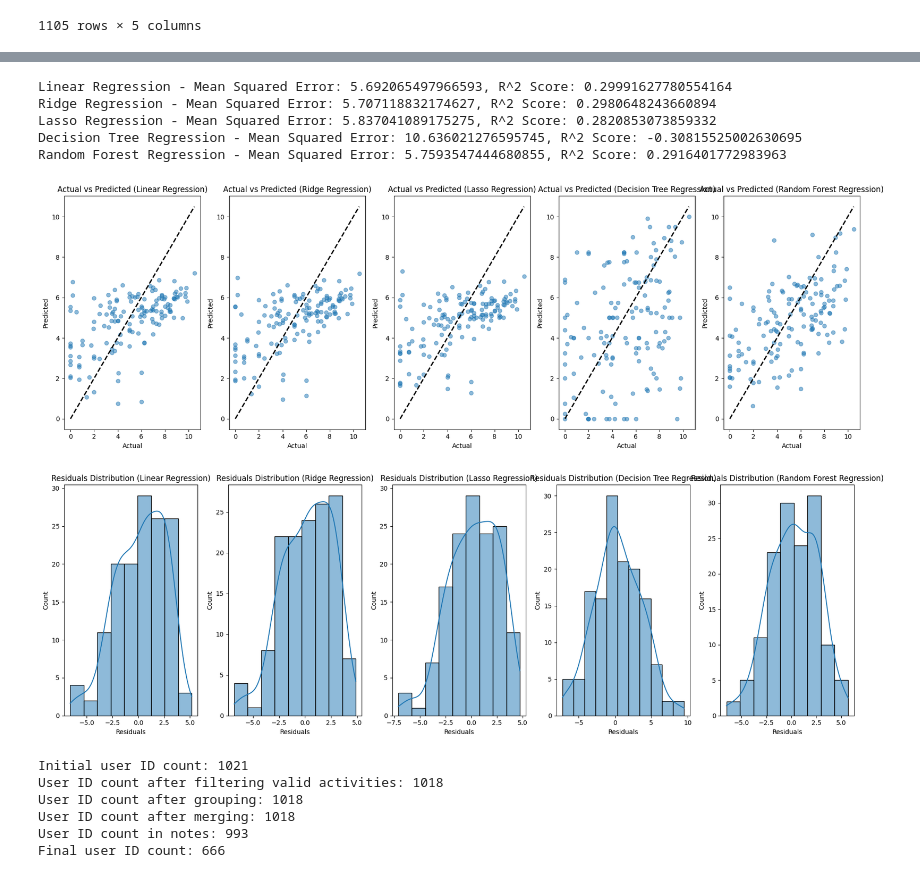
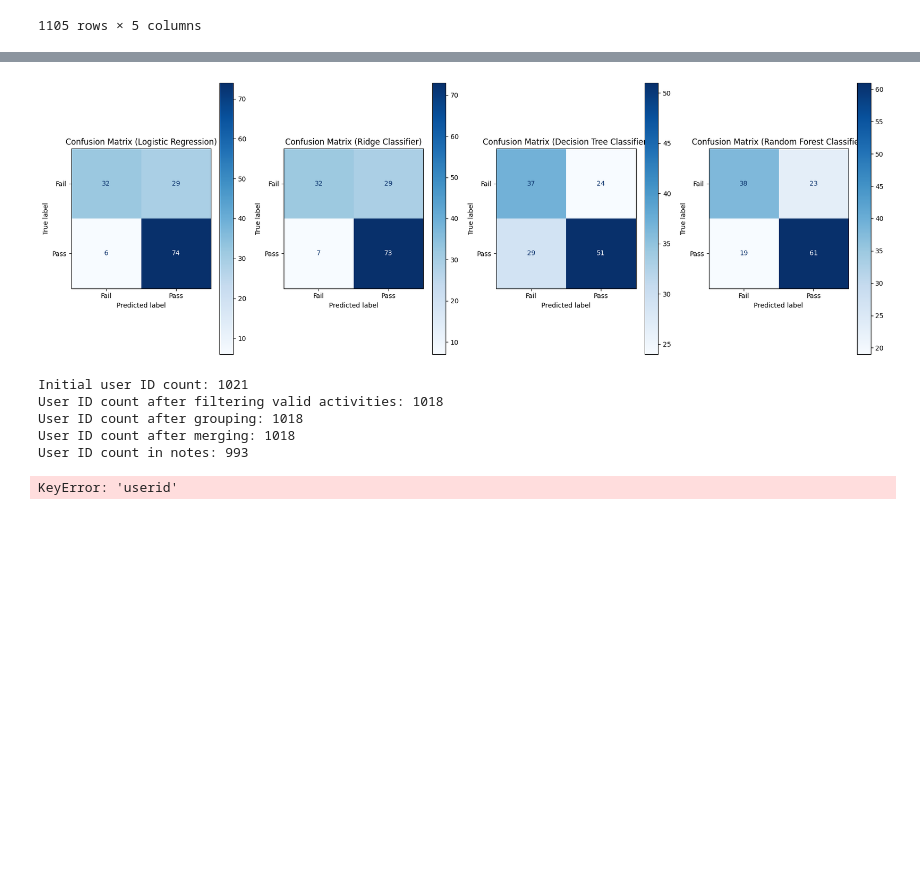
Before and after one commit to Miquel44/HACKATHONUAB, a Jupyter notebook: datathon.ipynb, the cells around one changed output, grey strips where cells are left out. Drawn from its saved outputs; the diff is of its cells as text; code cells hidden in the pictures; blank space fills up the shorter version.

```diff
--- a/datathon.ipynb
+++ b/datathon.ipynb
@@ -134,6 +135,7 @@ merged_df
 merged_df.to_csv('Clean.csv', index=False)
 # %%
 final_df = pd.merge(merged_df, notes, on=['userid', 'aula_id'])
+final_df = final_df.dropna(subset=['F_Grade'])
 final_df
 # %% [output]
 |  | userid | aula_id | grade_mean | Totalnevaluations | Totalactividad_count | P_Grade | P_Grade_Date | F_Grade | ... |
@@ -151,0 +154,3 @@ final_df
+# %%
+final_df.drop(['userid','aula_id','P_Grade_Date', 'F_Grade_Date', 'R_Grade', 'R_Grade_Date', 'F_Grade_Date',], axis=1, inplace=True)
+final_df
@@ -152,2 +171,63 @@ final_df
 # %%
+import pandas as pd
+from sklearn.model_selection import train_test_split
+from sklearn.linear_model import LogisticRegression, RidgeClassifier, Lasso
+from sklearn.tree import DecisionTreeClassifier
+from sklearn.ensemble import RandomForestClassifier
+from sklearn.metrics import accuracy_score, precision_score, recall_score, f1_score, confusion_matrix, ConfusionMatrixDisplay
+import matplotlib.pyplot as plt
+import seaborn as sns
+
+# Load the data
+
+# Convert string columns to float
+final_df['Totalnevaluations'] = final_df['Totalnevaluations'].astype(float)
+final_df['Totalactividad_count'] = final_df['Totalactividad_count'].astype(float)
+final_df['F_Grade'] = final_df['F_Grade'].str.replace(',', '.').astype(float)
+
+# Convert F_Grade to binary classification: 1 for pass, 0 for fail
+threshold = 5.0  # Define your passing grade threshold
+final_df['F_Grade_Binary'] = (final_df['F_Grade'] >= threshold).astype(int)
+
+# Prepare the feature matrix X and target vector y
+X = final_df[['grade_mean', 'Totalnevaluations', 'Totalactividad_count']]
+y = final_df['F_Grade_Binary']
+
+# Split the data into training and testing sets
+X_train, X_test, y_train, y_test = train_test_split(X, y, test_size=0.2, random_state=42)
+
+# Initialize models
+models = {
+    'Logistic Regression': LogisticRegression(),
+    'Ridge Classifier': RidgeClassifier(),
+    'Decision Tree Classifier': DecisionTreeClassifier(),
+    'Random Forest Classifier': RandomForestClassifier()
+}
+
+# Train and evaluate each model
+results = {}
+for name, model in models.items():
+    model.fit(X_train, y_train)
+    y_pred = model.predict(X_test)
+    accuracy = accuracy_score(y_test, y_pred)
+    precision = precision_score(y_test, y_pred)
+    recall = recall_score(y_test, y_pred)
+    f1 = f1_score(y_test, y_pred)
+    results[name] = {'accuracy': accuracy, 'precision': precision, 'recall': recall, 'f1': f1, 'y_pred': y_pred}
+
+# Print evaluation metrics
+for name, metrics in results.items():
+    print(f'{name} - Accuracy: {metrics["accuracy"]}, Precision: {metrics["precision"]}, Recall: {metrics["recall"]}, F1 Score: {metrics["f1"]}')
+
+# Plot confusion matrices for each model
+plt.figure(figsize=(18, 6))
+for i, (name, metrics) in enumerate(results.items(), 1):
+    cm = confusion_matrix(y_test, metrics['y_pred'])
+    disp = ConfusionMatrixDisplay(confusion_matrix=cm, display_labels=['Fail', 'Pass'])
+    plt.subplot(1, 4, i)
+    disp.plot(ax=plt.gca(), cmap='Blues', values_format='d')
+    plt.title(f'Confusion Matrix ({name})')
+
+plt.tight_layout()
+plt.show()
 # %% [output]
@@ -169,10 +238,4 @@ See the caveats in the documentation: https://pandas.pydata.org/pandas-docs/stab
-Linear Regression - Mean Squared Error: 5.692065497966593, R^2 Score: 0.29991627780554164
-Ridge Regression - Mean Squared Error: 5.707118832174627, R^2 Score: 0.2980648243660894
-Lasso Regression - Mean Squared Error: 5.837041089175275, R^2 Score: 0.2820853073859332
-Decision Tree Regression - Mean Squared Error: 10.636021276595745, R^2 Score: -0.30815525002630695
-Random Forest Regression - Mean Squared Error: 5.7593547444680855, R^2 Score: 0.2916401772983963
-[figure, old version]
+[figure, new version]
-[figure, removed]
 # %%
 # Initial count of user IDs
 initial_userid_count = trameses['userid'].nunique()
@@ -200,7 +263,7 @@ User ID count after filtering valid activities: 1018
 User ID count after grouping: 1018
 User ID count after merging: 1018
 User ID count in notes: 993
-Final user ID count: 666
+KeyError: 'userid'
 # %%
 # Check unique user IDs in merged_df and notes
 unique_userids_merged_df = merged_df['userid'].unique()
```
Also changed, not shown: parts of 6 cells of this notebook.
